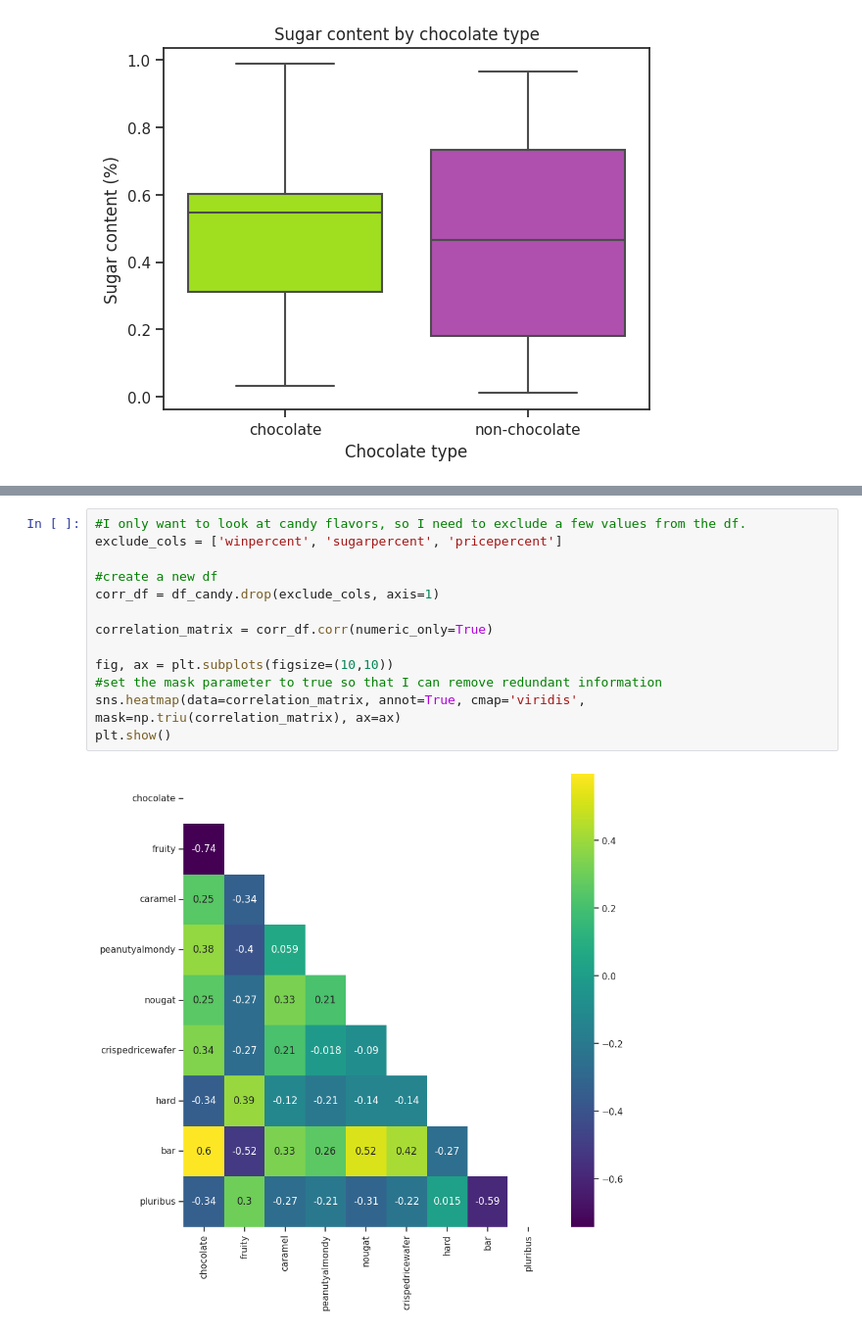
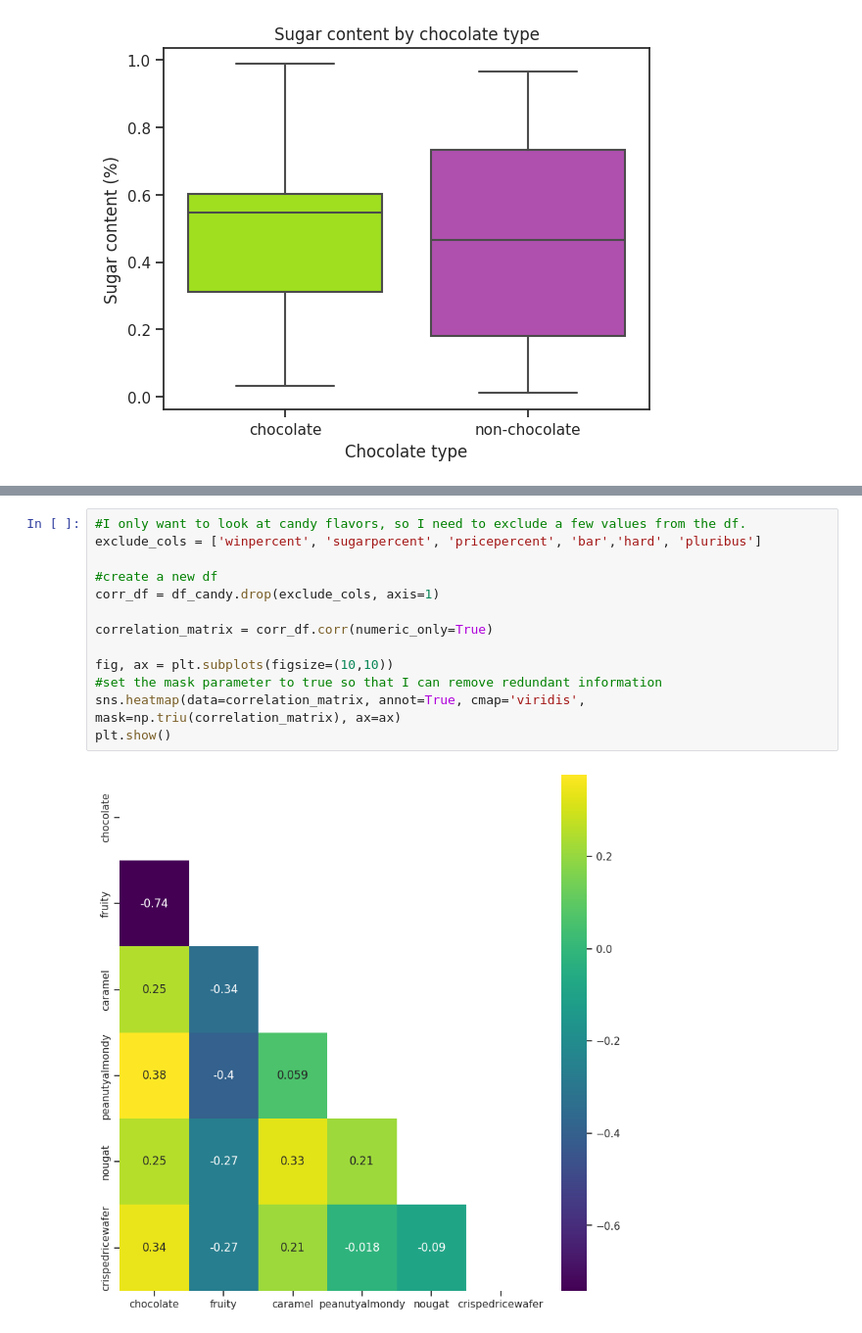
Before and after one commit to elleem/data-visualization-with-Halloween-candies, a Jupyter notebook: data-visualization-with-halloween-candies.ipynb, the cells around one changed output, grey strips where cells are left out. Shown at 98% size. Saved outputs shown, nothing was run; the diff lists cells and outputs as text.

Commit message:
additional visualizations, analysis and toc

```diff
--- a/data-visualization-with-halloween-candies.ipynb
+++ b/data-visualization-with-halloween-candies.ipynb
@@ -101,15 +152,15 @@ plt.show()
 # %%
 #I only want to look at candy flavors, so I need to exclude a few values from the df.
-exclude_cols = ['winpercent', 'sugarpercent', 'pricepercent']
+exclude_cols = ['winpercent', 'sugarpercent', 'pricepercent', 'bar','hard', 'pluribus']
 
 #create a new df
 corr_df = df_candy.drop(exclude_cols, axis=1)
 
 correlation_matrix = corr_df.corr(numeric_only=True)
 
 fig, ax = plt.subplots(figsize=(10,10))
 #set the mask parameter to true so that I can remove redundant information
 sns.heatmap(data=correlation_matrix, annot=True, cmap='viridis', mask=np.triu(correlation_matrix), ax=ax)
 plt.show()
 # %% [output]
-[figure, old version]
+[figure, new version]
```
Also changed, not shown: parts of 13 cells of this notebook.
